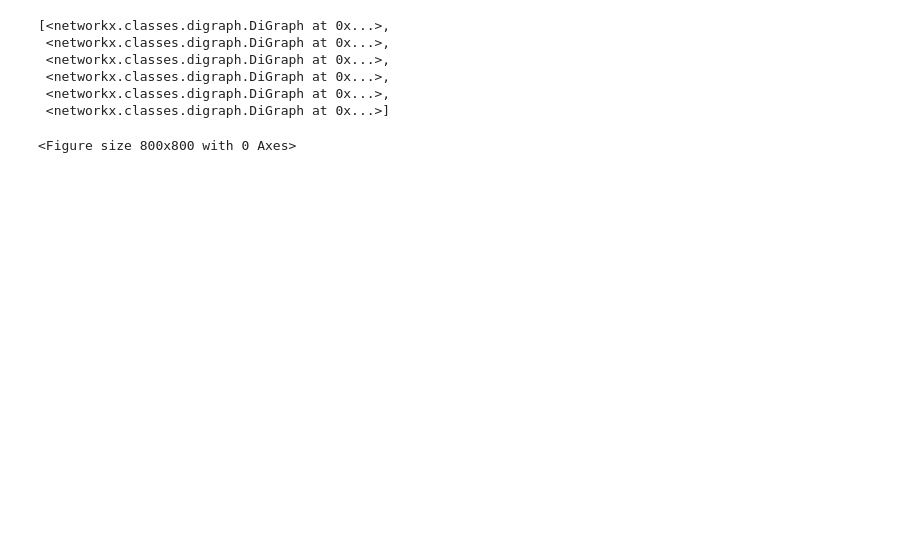
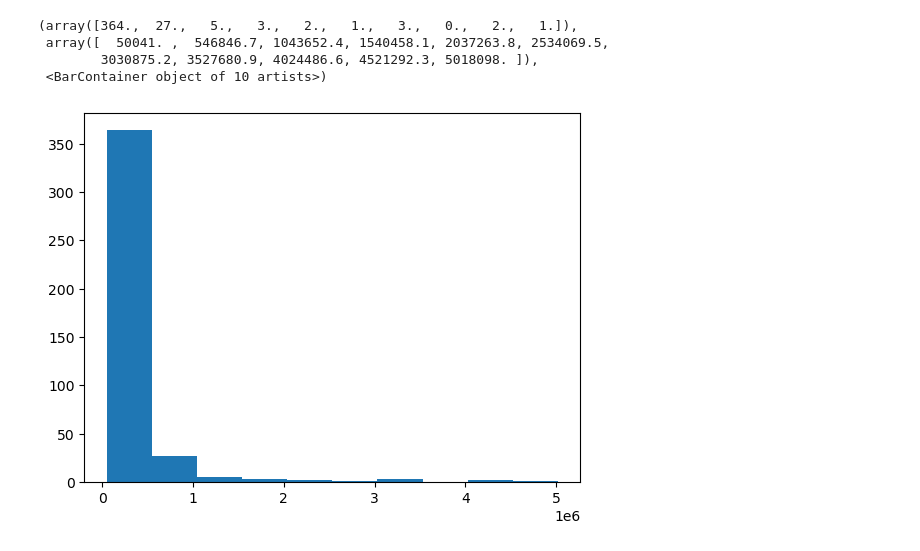
Before and after one commit to navaei-amir/Social-Net-Project, a Jupyter notebook: 1990/migrate_all_years.ipynb, the cells around one changed output. Drawn from its saved outputs; the diff is of its cells as text; code cells hidden in the pictures; blank space fills up the shorter version.

```diff
--- a/1990/migrate_all_years.ipynb
+++ b/1990/migrate_all_years.ipynb
@@ -87,27 +87,10 @@ for year in migration_years:
-# %%
-graphs
-# %% [output]
-[<networkx.classes.digraph.DiGraph at 0x...>,
- <networkx.classes.digraph.DiGraph at 0x...>,
- <networkx.classes.digraph.DiGraph at 0x...>,
- <networkx.classes.digraph.DiGraph at 0x...>,
- <networkx.classes.digraph.DiGraph at 0x...>,
- <networkx.classes.digraph.DiGraph at 0x...>]
-# %%
-import matplotlib.animation as animation
-
-# Function to update the plot for each frame
-def update(num):
-    plt.clf()
-    G = graphs[num]
-    pos = nx.spring_layout(G, seed=42)  # Fix the layout
-    nx.draw(G, pos, with_labels=True)
-    plt.title(f"Time step {num+1}")
-
-# Create an animation
-fig = plt.figure(figsize=(8, 8))
-ani = animation.FuncAnimation(fig, update, frames=len(graphs), interval=1000)
-
-plt.show()
-# %% [output]
-<Figure size 800x800 with 0 Axes>
+# %%
+# checking the distribution of weights in the first graph
+weights = [d['weight'] for _, _, d in graphs[0].edges(data=True)]
+plt.hist(weights, bins=10)
+# %% [output]
+(array([364.,  27.,   5.,   3.,   2.,   1.,   3.,   0.,   2.,   1.]),
+ array([  50041. ,  546846.7, 1043652.4, 1540458.1, 2037263.8, 2534069.5,
+        3030875.2, 3527680.9, 4024486.6, 4521292.3, 5018098. ]),
+ <BarContainer object of 10 artists>)
+[figure, added]
```
Also changed, not shown: parts of 4 cells of this notebook, 13 other files.
